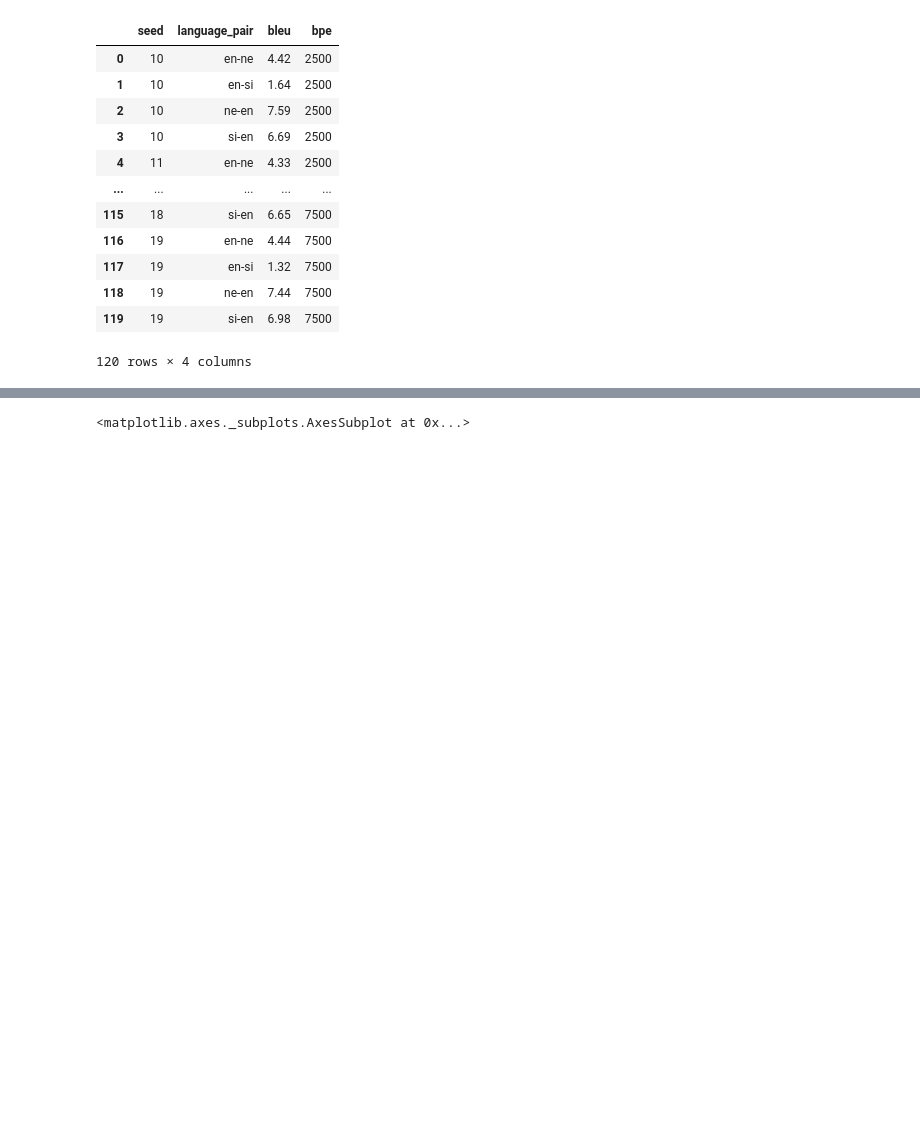
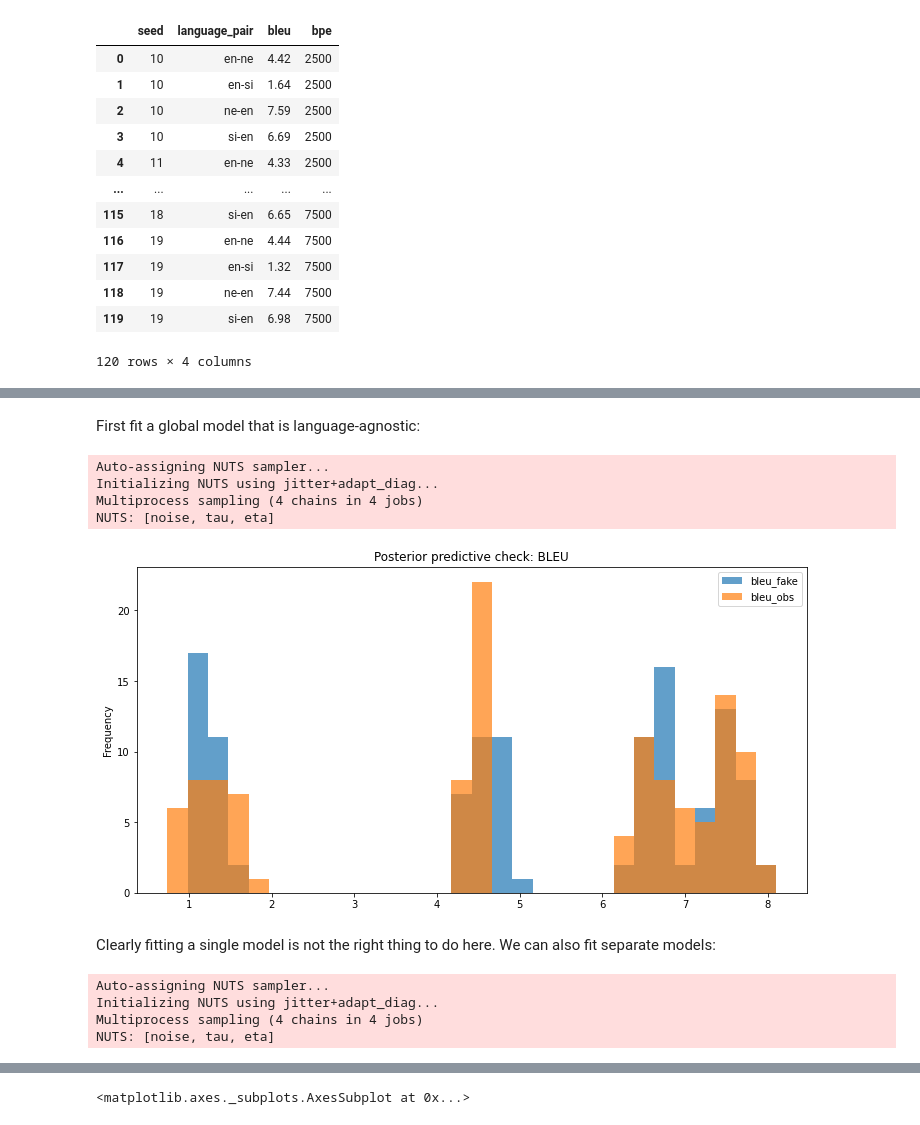
Before and after one commit to j0ma/flores, a Jupyter notebook: bpe-experiment-plots.ipynb, the cells around one changed output, grey strips where cells are left out. Drawn from its saved outputs; the diff is of its cells as text; code cells hidden in the pictures; blank space fills up the shorter version.

Commit message:
add hierarchical bayesian model(s)

```diff
--- a/bpe-experiment-plots.ipynb
+++ b/bpe-experiment-plots.ipynb
@@ -24,0 +52,30 @@ seed_experiment_results
+# %%
+lang_pair_data = lang_pair_enc.fit_transform(seed_experiment_results.language_pair)
+bpe_data = bpe_enc.fit_transform(seed_experiment_results.bpe)
+bleu_data = seed_experiment_results.bleu
+# %%
+n_lang_pairs = 4
+n_bpes = 3
+# %% [markdown]
+First fit a global model that is language-agnostic:
+# %%
+with pm.Model() as linear_model:
+
+    eta = pm.Normal('eta', mu=0, sigma=1)
+    tau = pm.Normal('tau', mu=0, sigma=1, shape=n_bpes)
+    b = eta + tau[bpe_data]
+    noise = pm.HalfCauchy('noise', 5)
+
+    bleu_observed = pm.Normal('bleu_observed',
+                              mu=b,
+                              sigma=noise,
+                              observed=bleu_data)
+
+    prior = pm.sample_prior_predictive()
+    posterior = pm.sample()
+    posterior_pred = pm.sample_posterior_predictive(posterior)
+# %% [output]
+Auto-assigning NUTS sampler...
+Initializing NUTS using jitter+adapt_diag...
+Multiprocess sampling (4 chains in 4 jobs)
+NUTS: [noise, tau, eta]
@@ -24,0 +84,14 @@ seed_experiment_results
+# %%
+def posterior_predictive_check():
+    criticism = pd.DataFrame()
+    rand_ix = np.random.randint(low=0, high=2000)
+    criticism['bleu_fake'] = posterior_pred['bleu_observed'][rand_ix]
+    criticism['bleu_obs'] = bleu_data
+    criticism.plot(kind='hist', alpha=0.7, title='Posterior predictive check: BLEU', figsize=(12,6), bins=30)
+# %%
+# model criticism
+posterior_predictive_check()
+# %% [output]
+[figure, added]
+# %% [markdown]
+Clearly fitting a single model is not the right thing to do here. We can also fit separate models:
@@ -24,0 +129,7 @@ seed_experiment_results
+# %%
+m2, prior, posterior, posterior_pred = fit_shared_model(n=10000)
+# %% [output]
+Auto-assigning NUTS sampler...
+Initializing NUTS using jitter+adapt_diag...
+Multiprocess sampling (4 chains in 4 jobs)
+NUTS: [noise, tau, eta]
```
Also changed, not shown: parts of 40 cells of this notebook.
